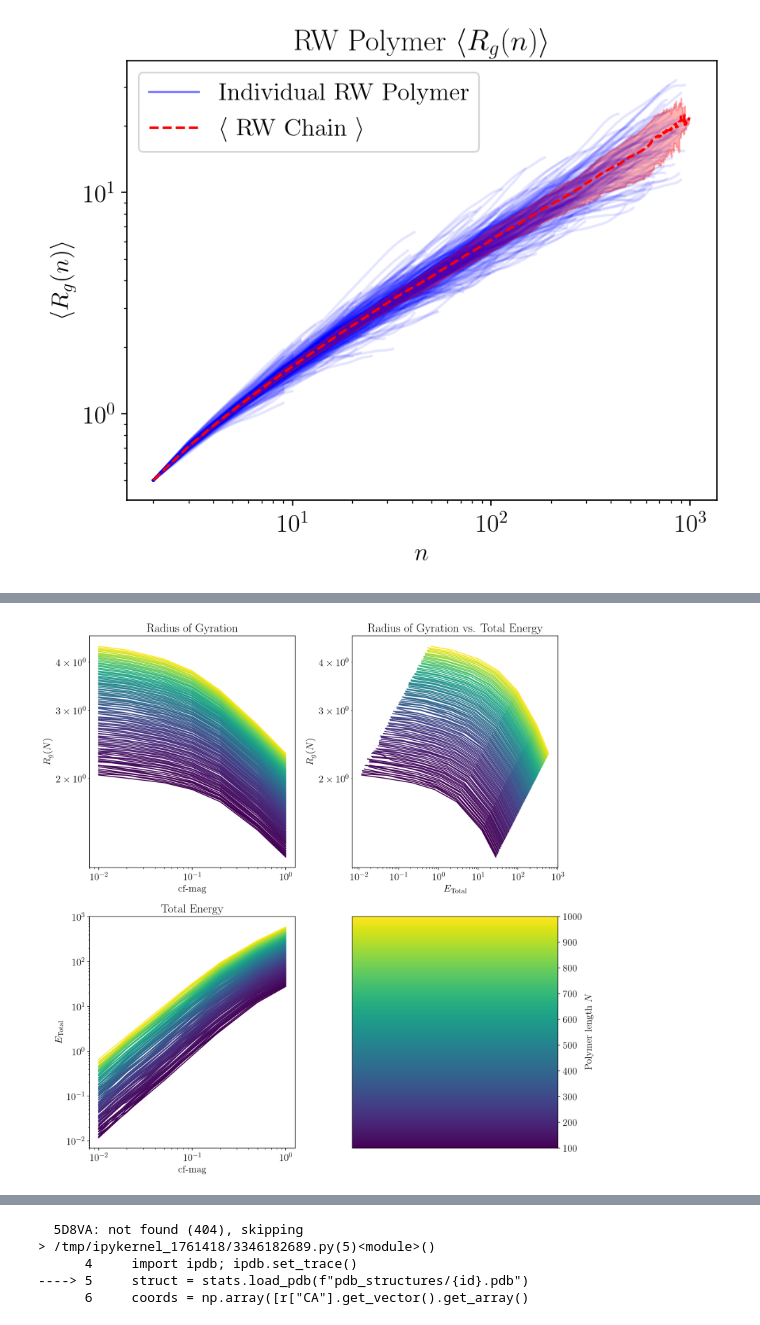
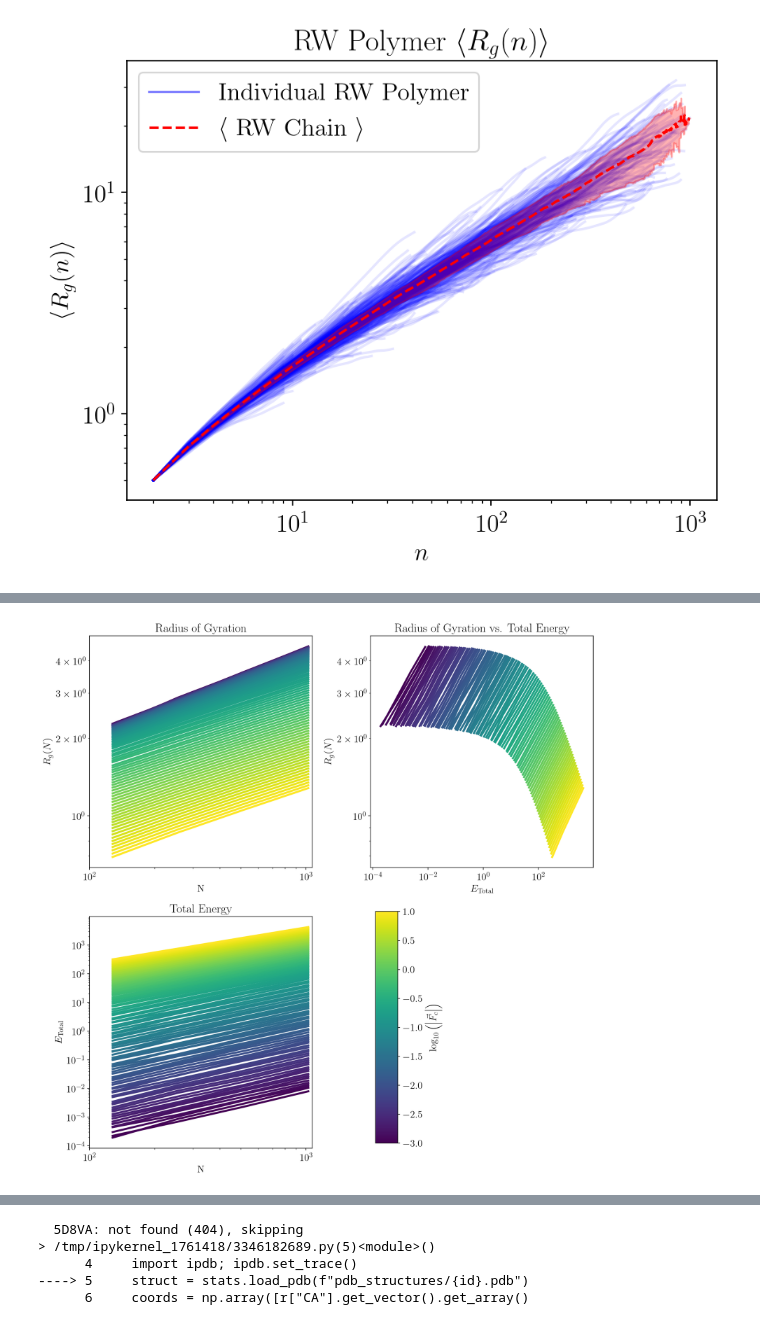
Before and after one commit to ayorba/constrained-polymer, a Jupyter notebook: crw_stats.ipynb, the cells around one changed output, grey strips where cells are left out. Cells and saved outputs as stored; diff of their text form; code cells hidden in the pictures.

```diff
--- a/crw_stats.ipynb
+++ b/crw_stats.ipynb
@@ -158,12 +158,15 @@ plt.show()
 import os
 import numpy as np
 
-out_dir = "./output/cf-mag-Rg-EvsN"
-in_dir = "./input/cf-mag-Rg-EvsN"
+out_dir = "./output/cf-mags-extended"
+in_dir = "./input/"
 
 input_files = os.listdir(in_dir)
 output_files = os.listdir(out_dir)
 
+input_files = list(filter(lambda filename: "crw" in filename, input_files))
+output_files = list(filter(lambda filename: "Etot.txt" in filename, output_files))
+
 print(input_files)
 print(output_files)
 # %% [output]
@@ -226,4 +220,8 @@ for filename in tqdm(output_files):
 cf_frame = pd.DataFrame(rows, columns=columns)
 
 print(cf_frame)
+
+marker_list = ["o", "s", "^", "D", "P", "X", "v", "<", ">"]
+color_list = ["#0072B2", "#E69F00", "#009E73", "#CC79A7",
+              "#56B4E9", "#D55E00", "#F0E442", "#000000"]
 # %% [output]
@@ -309,73 +321,81 @@ plt.show()
 # %%
-plot_logscale = True
+
+width=3
+plot_logscale=True
 import matplotlib.pyplot as plt
 from matplotlib.colors import Normalize
 from matplotlib.cm import ScalarMappable
+from mpl_toolkits.axes_grid1.inset_locator import inset_axes
 
 fig, ax = plt.subplots(2, 2, figsize=(12, 12))
 
-lengths = cf_frame["length"].to_numpy()
-norm = Normalize(vmin=lengths.min(), vmax=lengths.max())
+cf_mags = cf_frame["cf-mag"].to_numpy()
+norm = Normalize(vmin=np.log10(cf_mags.min()), vmax=np.log10(cf_mags.max()))
 cmap = plt.colormaps["viridis"]
 
-for length, group in cf_frame.groupby("length", sort=True):
-    group = group.sort_values("cf-mag")
+for cf_mag, group in cf_frame.groupby("cf-mag", sort=True):
+    group = group.sort_values("length")
 
-    cf_mags = group["cf-mag"]
+    lengths = group["length"]
     rg_N_values = group["Rg_N"]
     E_tot_values = group["E_tot"]
 
-    color = cmap(norm(length))
+    color = cmap(norm(np.log10(cf_mag)))
 
     ax[0, 0].plot(
-        cf_mags,
+        lengths,
         rg_N_values,
         color=color,
+        linewidth=width,
     )
     ax[1, 0].plot(
-        cf_mags,
+        lengths,
         E_tot_values,
         color=color,
+        linewidth=width,
     )
     ax[0, 1].plot(
         E_tot_values,
         rg_N_values,
         color=color,
+        linewidth=width,
     )
 
 ax[0, 0].set_title("Radius of Gyration")
 ax[1, 0].set_title("Total Energy")
 ax[0, 1].set_title("Radius of Gyration vs. Total Energy")
 
-ax[0, 0].set_xlabel("cf-mag")
-ax[1, 0].set_xlabel("cf-mag")
+ax[0, 0].set_xlabel("N")
+ax[0, 0].set_xlim(left=1e2)
+ax[1, 0].set_xlabel("N")
+ax[1, 0].set_xlim(left=1e2)
 ax[0, 1].set_xlabel(r"$E_{\mathrm{Total}}$")
 
 ax[0, 0].set_ylabel(r"$R_g(N)$")
 ax[1, 0].set_ylabel(r"$E_{\mathrm{Total}}$")
 ax[0, 1].set_ylabel(r"$R_g(N)$")
 
 # Color scale in the unused fourth subplot.
 colorbar_map = ScalarMappable(norm=norm, cmap=cmap)
 colorbar_map.set_array([])
-
+ax[1, 1].set_axis_off()
 fig.colorbar(
     colorbar_map,
-    cax=ax[1, 1],
-    label="Polymer length $N$",
+    cax=inset_axes(ax[1, 1], width="10%",height="100%",loc="lower left"),
+    label=r"$\text{log}_{10}\left(\left|\vec{F}_c\right|\right)$",
 )
 
 if plot_logscale:
     ax[0, 0].set_xscale("log")
     ax[1, 0].set_xscale("log")
     ax[0, 1].set_xscale("log")
 
     ax[0, 0].set_yscale("log")
     ax[0, 1].set_yscale("log")
     ax[1, 0].set_yscale("log")
 
 plt.tight_layout()
-plt.savefig("N-E-Rg-cfmag.png", dpi=300)
+plt.savefig("N-E-Rg-cf-mags-extended-contour(log).png", dpi=300)
 plt.show()
 # %% [output]
-[figure, old version]
+[figure, new version]
```
Also changed, not shown: parts of 6 cells of this notebook, 2 other files.
